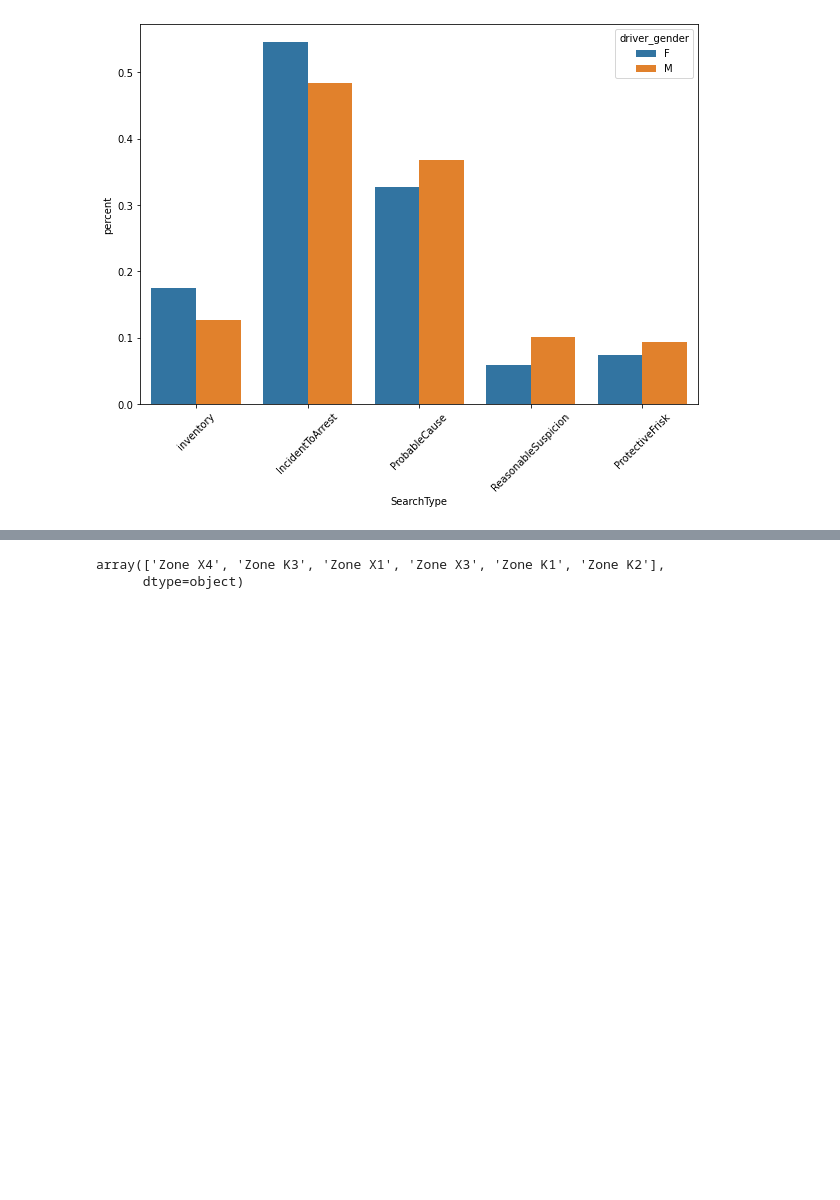
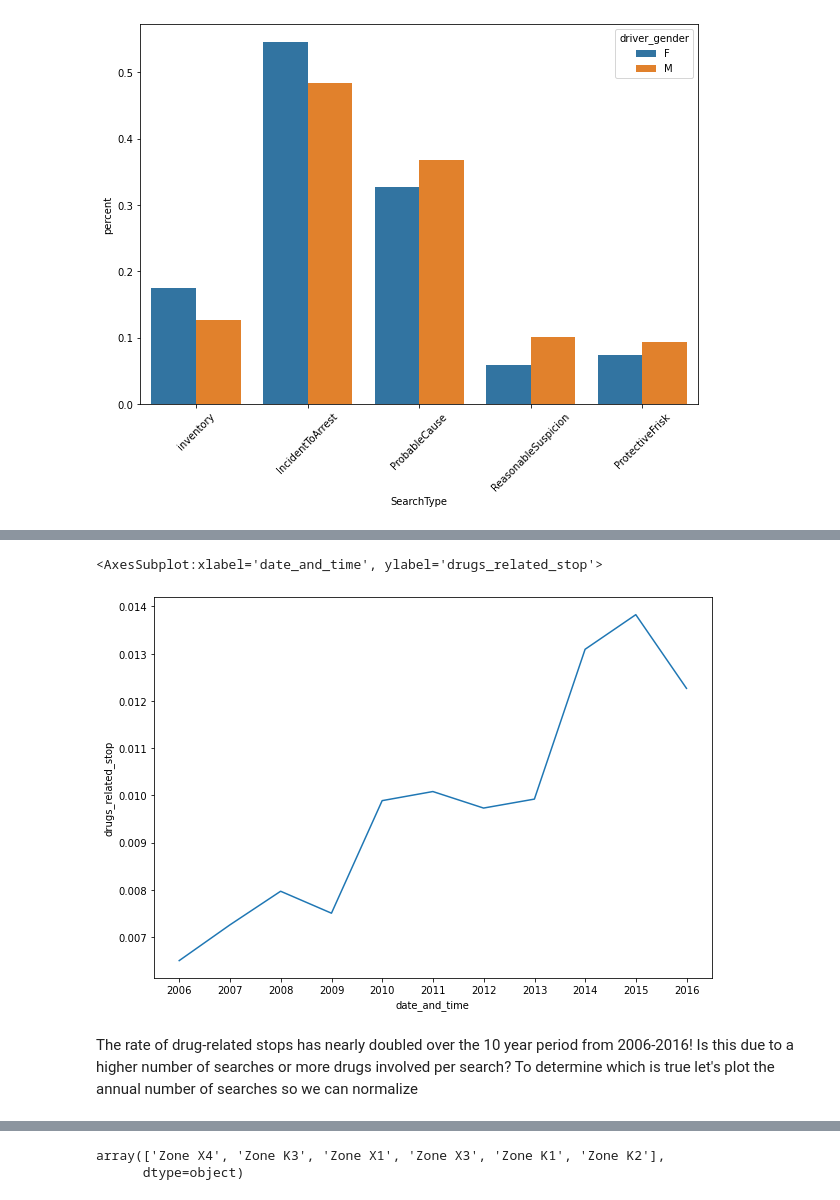
Before and after one commit to kipmadden/Stanford-Open-Policing-Project, a Jupyter notebook: Stanford Open Policing Project - Rhode Island Analysis.ipynb, the cells around one changed output, grey strips where cells are left out. Drawn from its saved outputs; the diff is of its cells as text; code cells hidden in the pictures; blank space fills up the shorter version.

```diff
--- a/Stanford Open Policing Project - Rhode Island Analysis.ipynb
+++ b/Stanford Open Policing Project - Rhode Island Analysis.ipynb
@@ -444,0 +497,14 @@ _ = plt.setp(p.get_xticklabels(), rotation=45)
+# %%
+# Save the annual rate of drug-related stops
+annual_drug_rate = ri.drugs_related_stop.resample('A').mean()
+
+# Create a line plot of 'annual_drug_rate'
+fig, ax = plt.subplots(figsize=(10,7))
+sns.lineplot(data=annual_drug_rate)
+# %% [output]
+<AxesSubplot:xlabel='date_and_time', ylabel='drugs_related_stop'>
+[figure, added]
+# %% [markdown]
+The rate of drug-related stops has nearly doubled over the 10 year period from 2006-2016!
+Is this due to a higher number of searches or more drugs involved per search?
+To determine which is true let's plot the annual number of searches so we can normalize
```
Also changed, not shown: parts of 20 cells of this notebook.
